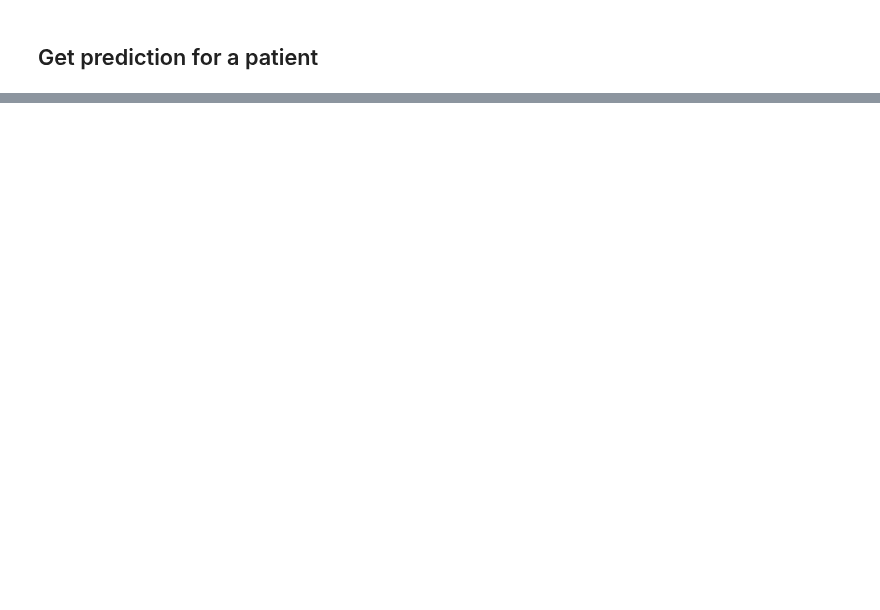
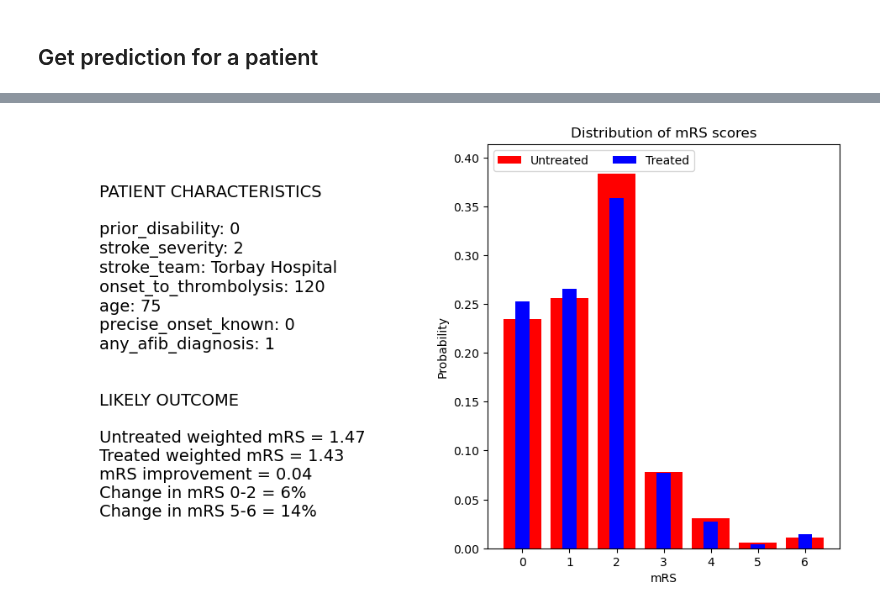
Before and after one commit to samuel-book/samuel_2_production, a Jupyter notebook: X_1_outcome.ipynb, the cells around one changed output, grey strips where cells are left out. Cells and saved outputs as stored; diff of their text form; code cells hidden in the pictures; blank space fills up the shorter version.

Commit message:
Update outcome

```diff
--- a/X_1_outcome.ipynb
+++ b/X_1_outcome.ipynb
@@ -154,0 +49,89 @@ plt.show()
+# %%
+patient = {
+    'prior_disability': 0,
+    'stroke_severity': 2,
+    'stroke_team': 'Torbay Hospital',
+    'onset_to_thrombolysis': 120,
+    'age': 75,
+    'precise_onset_known': 0,
+    'any_afib_diagnosis': 1
+}
+# %%
+# PLOT
+
+# Convert patient to dataframe
+patient = pd.DataFrame(patient, index=[0])
+
+# One hot encode stroke team with encoder fitted on X
+one_hot_encoded = enc.transform(patient[['stroke_team']]).toarray()
+one_hot_encoded_df = pd.DataFrame(one_hot_encoded, columns=stroke_teams, index=[0])
+patient_treated = pd.concat([patient, one_hot_encoded_df], axis=1)
+patient_treated.drop('stroke_team', axis=1, inplace=True)
+
+# Get prediction for treated patient
+treated = model.predict_proba(pd.DataFrame(patient_treated, index=[0]))[0]
+
+# Switch patient to untreated and get prediction
+patient_untreated = patient_treated.copy()
+patient_untreated['onset_to_thrombolysis'] = -10
+untreated = model.predict_proba(pd.DataFrame(patient_untreated, index=[0]))[0]
+
+# Get weighted average of mRS scores
+weighted_untreated = np.sum(untreated * np.arange(7))
+weighted_treated = np.sum(treated * np.arange(7))
+diff = weighted_treated - weighted_untreated
+
+# Get probabilities of mRS <3
+untreated_less_3 = np.sum(untreated[:2])
+treated_less_3 = np.sum(treated[:2])
+diff_less_3 = ((treated_less_3 / untreated_less_3) * 100) - 100
+
+# Get probabilities of mRS >4
+untreated_more_4 = np.sum(untreated[5:])
+treated_more_4 = np.sum(treated[5:])
+diff_more_4 = ((treated_more_4 / untreated_more_4) * 100) -100
+
+# Draw a dotted histogram of the untreated and treated distributions
+fig = plt.figure(figsize=(10, 6))
+
+# Add patient dictionary as a text box
+ax = fig.add_subplot(121)
+patient_dict = patient.iloc[0].to_dict()
+patient_text = 'PATIENT CHARACTERISTICS\n\n'
+
+patient_text = patient_text + (
+    '\n'.join([f'{k}: {v}' for k, v in patient_dict.items()]))
+
+patient_text = patient_text + '\n\n\nLIKELY OUTCOME\n'
+
+patient_text = patient_text + f'\nUntreated weighted mRS = {weighted_untreated:0.2f}'
+patient_text = patient_text + f'\nTreated weighted mRS = {weighted_treated:0.2f}'
+patient_text = patient_text + f'\nmRS improvement = {-diff:.2f}'
+patient_text = patient_text + f'\nChange in mRS 0-2 = {diff_less_3:.0f}%'
+patient_text = patient_text + f'\nChange in mRS 5-6 = {diff_more_4:.0f}%'
+
+ax.text(0.15, 0.90, patient_text, transform=ax.transAxes, fontsize=14,
+        verticalalignment='top')
+
+# Remove all axes
+ax.axis('off')
+
+# Plot outcomes
+ax = fig.add_subplot(122)
+x = np.arange(7)
+ax.bar(x, untreated, color='red', label=f'Untreated',
+       linewidth=1, linestyle='--')
+ax.bar(x, treated, color='blue', label=f'Treated',
+       linewidth=1, linestyle='--', width=0.3)
+ax.legend(ncols=2, loc='upper left')
+ax.set_xlabel('mRS')
+ax.set_ylabel('Probability')
+ax.set_title(f'Distribution of mRS scores')
+
+# Set ylim to be 0.03 more than the maximum probability
+ax.set_ylim(0, np.max([np.max(untreated), np.max(treated)]) + 0.03)
+
+plt.tight_layout(pad=2)
+plt.show()
+# %% [output]
+[figure, added]
```
Also changed, not shown: parts of 9 cells of this notebook.
